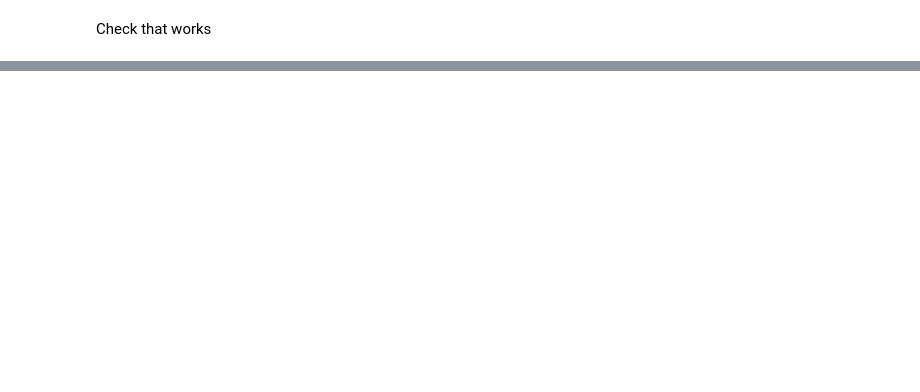
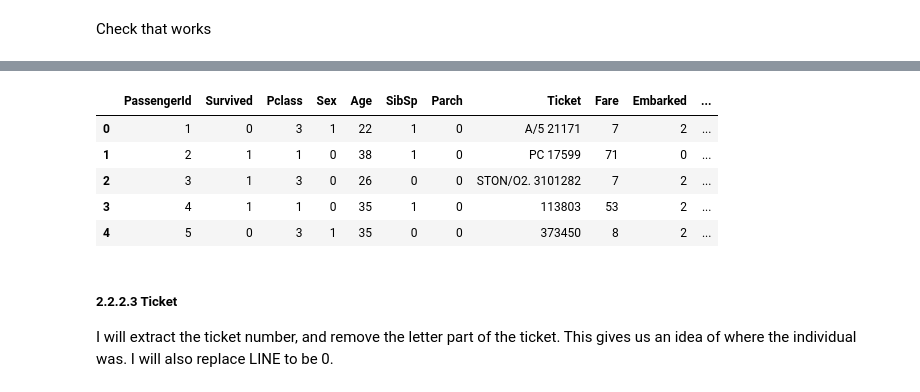
Before and after one commit to rida2689/Titanic_data, a Jupyter notebook: Titanic_ML.ipynb, the cells around one changed output, grey strips where cells are left out. Drawn from its saved outputs; the diff is of its cells as text; code cells hidden in the pictures; blank space fills up the shorter version.

```diff
--- a/Titanic_ML.ipynb
+++ b/Titanic_ML.ipynb
@@ -205,0 +366,16 @@ train.describe()
+# %%
+train['FamilySize'] = train['SibSp'] + train['Parch'] + 1
+test['FamilySize'] = test['SibSp'] + test['Parch'] + 1
+# %%
+train.head()
+# %% [output]
+|  | PassengerId | Survived | Pclass | Sex | Age | SibSp | Parch | Ticket | Fare | Embarked | ... |
+| 0 | 1 | 0 | 3 | 1 | 22 | 1 | 0 | A/5 21171 | 7 | 2 | ... |
+| 1 | 2 | 1 | 1 | 0 | 38 | 1 | 0 | PC 17599 | 71 | 0 | ... |
+| 2 | 3 | 1 | 3 | 0 | 26 | 0 | 0 | STON/O2. 3101282 | 7 | 2 | ... |
+| 3 | 4 | 1 | 1 | 0 | 35 | 1 | 0 | 113803 | 53 | 2 | ... |
+| 4 | 5 | 0 | 3 | 1 | 35 | 0 | 0 | 373450 | 8 | 2 | ... |
+# %% [markdown]
+##### 2.2.2.3 Ticket
+
+I will extract the ticket number, and remove the letter part of the ticket. This gives us an idea of where the individual was. I will also replace LINE to be 0.
```
Also changed, not shown: parts of 47 cells of this notebook.
